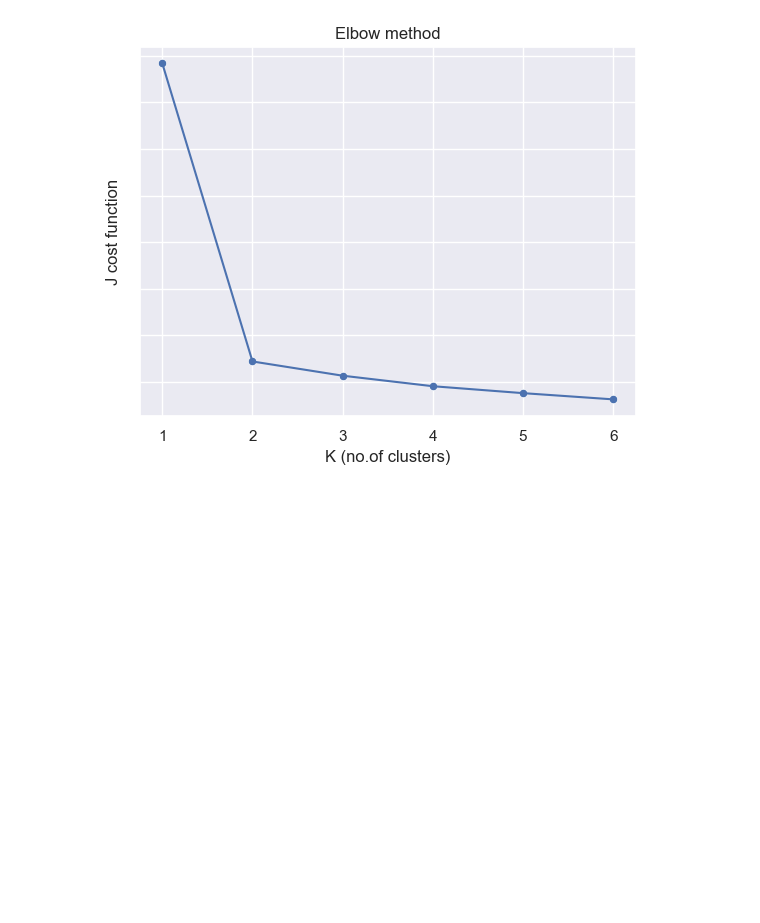
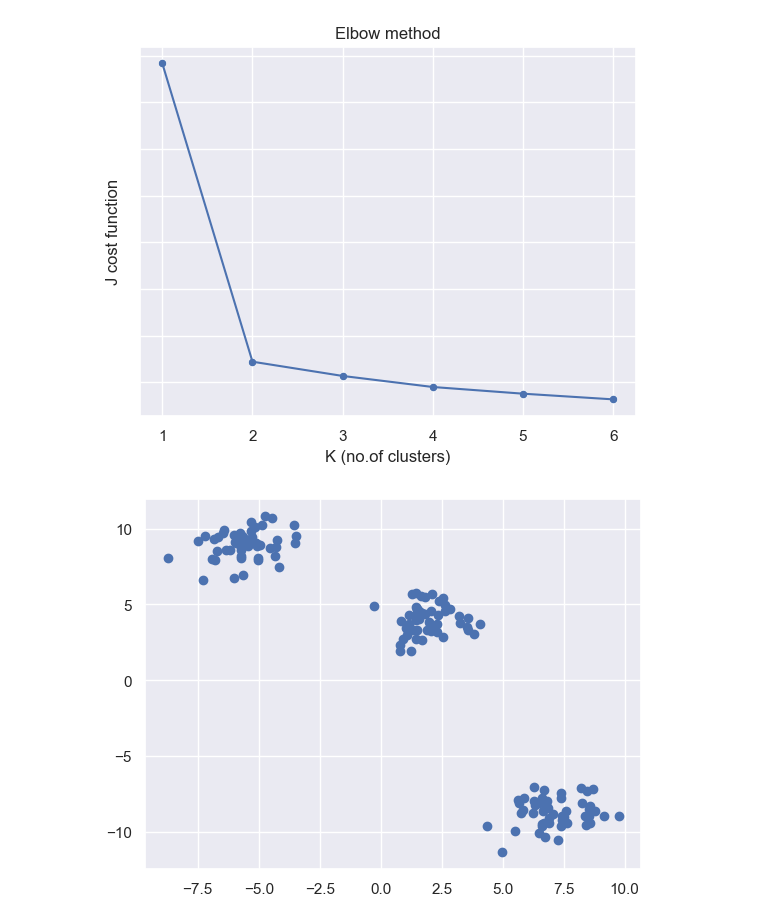
Before and after one commit to 4ursmile/SpectralClustering, a Jupyter notebook: Kmeans.ipynb, the cells around one changed output. Saved outputs shown, nothing was run; the diff lists cells and outputs as text; code cells hidden in the pictures; blank space fills up the shorter version.

```diff
--- a/Kmeans.ipynb
+++ b/Kmeans.ipynb
@@ -54,3 +66,9 @@ ElbowPlot(data=Xc, Action='show')
 ElbowPlot(data=X, Action='save')
 # %% [output]
 [figure]
+# %%
+X,y = datasets.make_blobs(n_samples=[50,50,50], n_features=2, random_state=215211)
+plt.scatter(X[:,0], X[:,1])
+plt.savefig(fname = 'InitBlobs', dpi=500, transparent=False,bbox_inches='tight')
+# %% [output]
+[figure, added]
```
Also changed, not shown: parts of 8 cells of this notebook, 24 other files.
